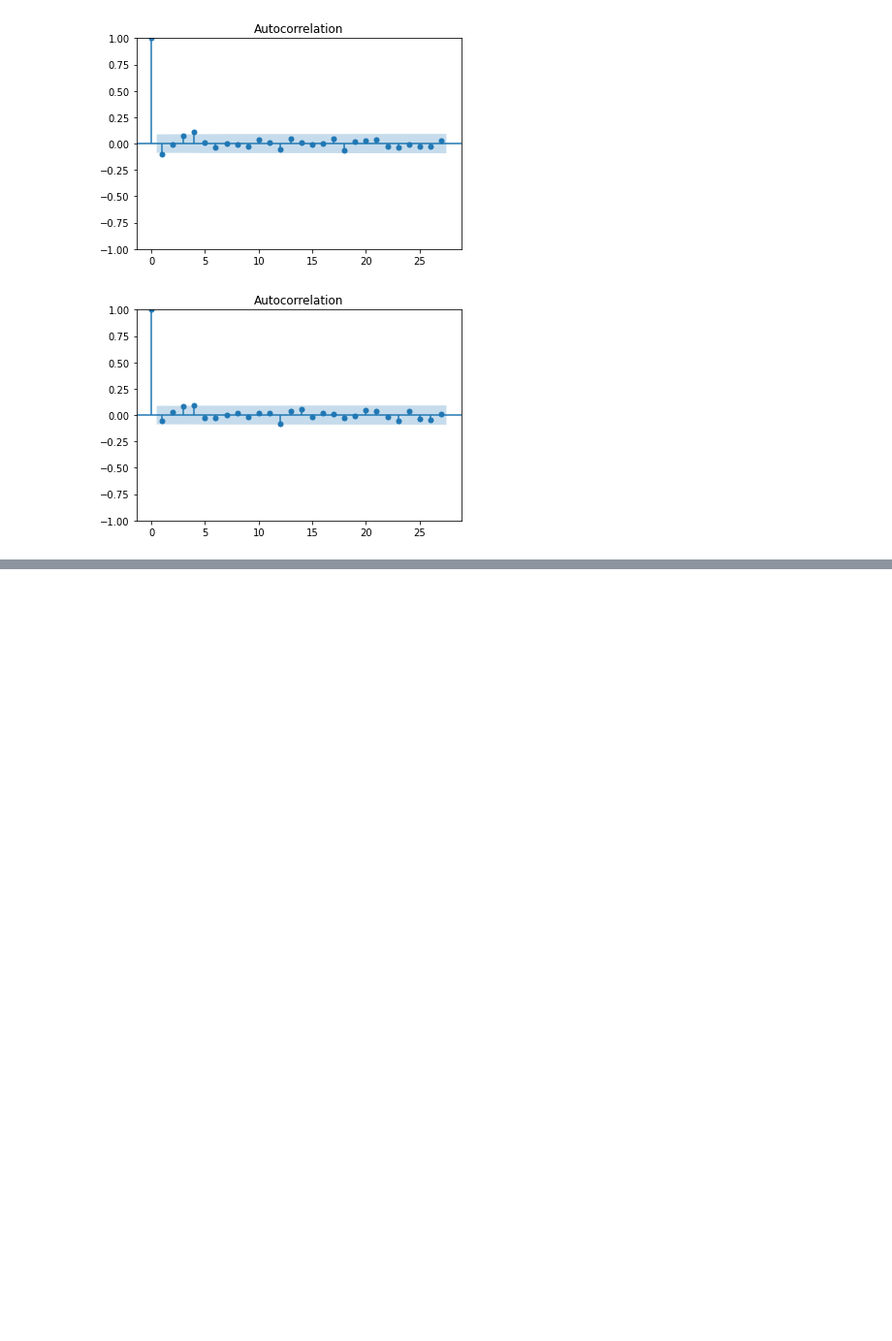
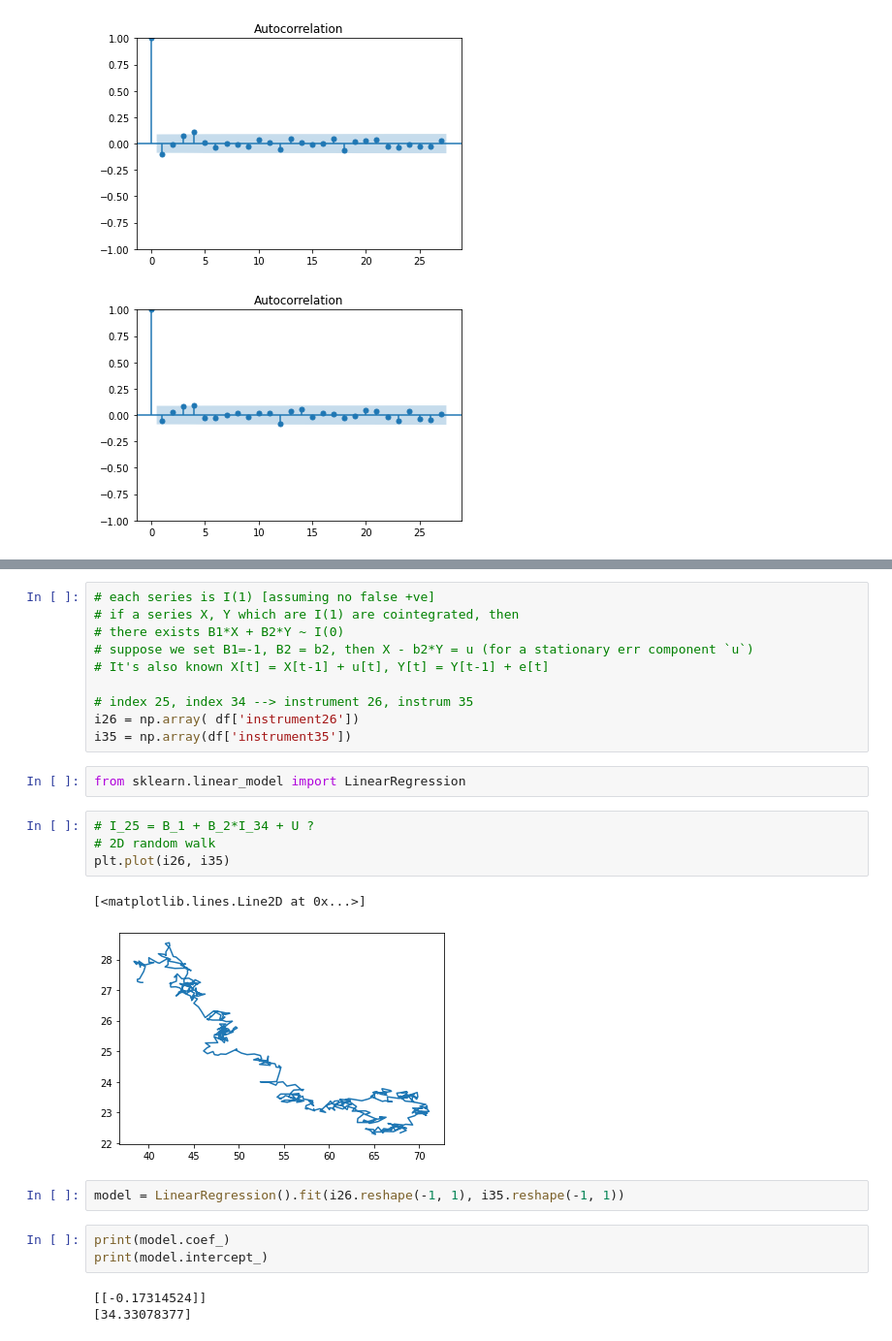
Before and after one commit to junhongliu-317/algothon24-starter-code, a Jupyter notebook: strat.ipynb, the cells around one changed output, grey strips where cells are left out. Shown at 97% size. Drawn from its saved outputs; the diff is of its cells as text; blank space fills up the shorter version.

```diff
--- a/strat.ipynb
+++ b/strat.ipynb
@@ -177,0 +203,27 @@ plot_acf(np.square(noise_ins8))
+# %%
+# each series is I(1) [assuming no false +ve]
+# if a series X, Y which are I(1) are cointegrated, then
+# there exists B1*X + B2*Y ~ I(0)
+# suppose we set B1=-1, B2 = b2, then X - b2*Y = u (for a stationary err component `u`)
+# It's also known X[t] = X[t-1] + u[t], Y[t] = Y[t-1] + e[t]
+
+# index 25, index 34 --> instrument 26, instrum 35
+i26 = np.array( df['instrument26'])
+i35 = np.array(df['instrument35'])
+# %%
+from sklearn.linear_model import LinearRegression
+# %%
+# I_25 = B_1 + B_2*I_34 + U ?
+# 2D random walk
+plt.plot(i26, i35)
+# %% [output]
+[<matplotlib.lines.Line2D at 0x...>]
+[figure, added]
+# %%
+model = LinearRegression().fit(i26.reshape(-1, 1), i35.reshape(-1, 1))
+# %%
+print(model.coef_)
+print(model.intercept_)
+# %% [output]
+[[-0.17314524]]
+[34.33078377]
```
Also changed, not shown: parts of 11 cells of this notebook.
